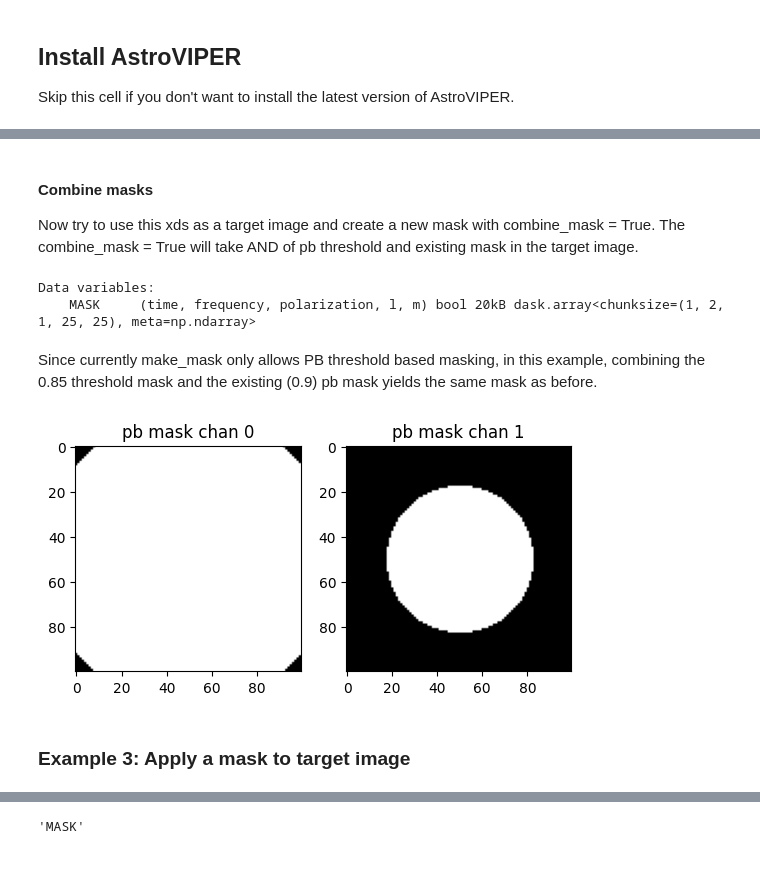
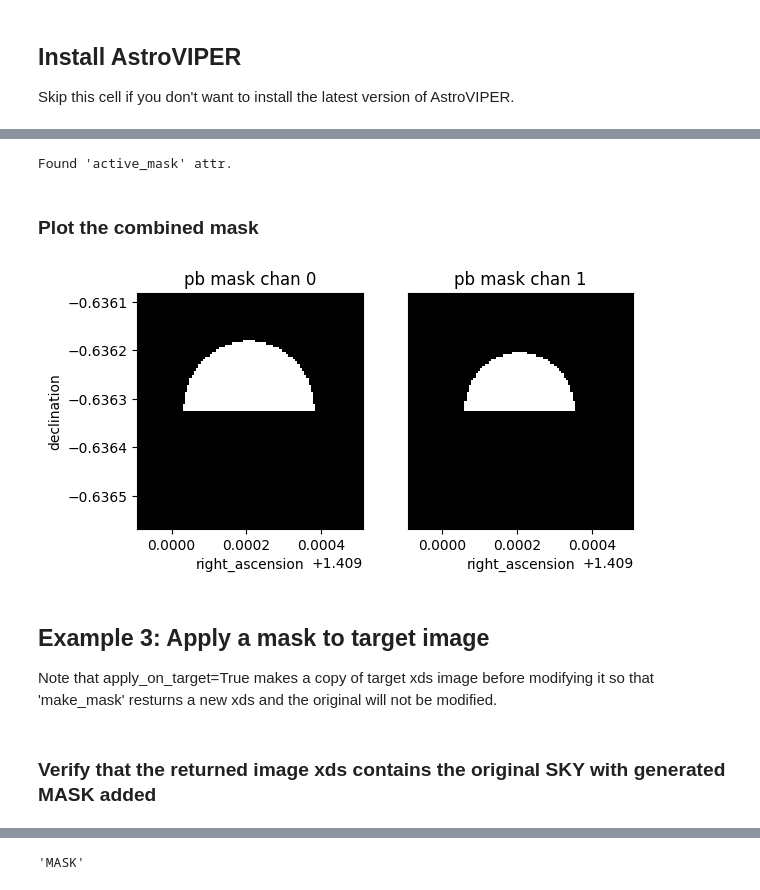
Before and after one commit to casangi/astroviper, a Jupyter notebook: docs/core_tutorials/image_analysis/make_mask.ipynb, the cells around one changed output, grey strips where cells are left out. Drawn from its saved outputs; the diff is of its cells as text; code cells hidden in the pictures.

```diff
--- a/docs/core_tutorials/image_analysis/make_mask.ipynb
+++ b/docs/core_tutorials/image_analysis/make_mask.ipynb
@@ -131,3 +248,3 @@ plt.show()
 # %%
-mask_xds = make_mask(input_image=pb_xds, pb_threshold=0.9, target_image=target_xds)
+mask_xds = make_mask(input_image=pb_xds, threshold=0.9, target_image=target_xds)
 # %% [markdown]
@@ -175,5 +270,5 @@ Attributes: (0)
 # %%
 # Extract numpy mask data
-data_sel = {'time':0, 'frequency':1, 'polarization':0}
-mask_data = mask_xds.MASK.isel(data_sel).data.compute().squeeze()
+data_sel = {'time':0, 'frequency':0, 'polarization':0}
+mask_data = mask_xds.MASK.isel(data_sel).compute().squeeze()
 # %%
@@ -194,10 +289,11 @@ np.int64(3313)
 # %%
 # input image has two channels, plot both channel's mask
 fig, axes = plt.subplots(1,2)
-for i in range(2):
+for i in range(len(freqs)):
     data_sel = {'time':0, 'frequency':i, 'polarization':0}
-    mask_data = mask_xds.MASK.isel(data_sel).compute().squeeze()
-    im1 = axes[i].imshow(mask_data, cmap='gray')
+    mask_xds["MASK"].isel(data_sel).squeeze().plot.pcolormesh(x='right_ascension', y='declination', ax=axes[i], cmap='grey', add_colorbar=False)
     axes[i].set_title(f'pb mask chan {i}')
+    axes[i].set_aspect(1.3)
+axes[-1].yaxis.set_visible(False)
 plt.show()
 # %% [output]
@@ -273,26 +305,21 @@ target_xds_merged["SKY"].attrs["active_mask"] = "MASK"
 # %%
-mask_xds_2 = make_mask(input_image=pb_xds, pb_threshold=0.85, target_image=target_xds_merged, combine_mask=True)
+mask_xds_2 = make_mask(input_image=pb_xds, threshold=0.5, target_image=target_xds, combine_mask=True)
+# %% [output]
+Found 'active_mask' attr.
-# %% [markdown]
-#### Combine masks
-Now try to use this xds as a target image and create a new mask with combine_mask = True.
-The combine_mask = True will take AND of pb threshold and existing mask in the target image.
-# %%
-mask_xds_2.data_vars
-# %% [output]
-Data variables:
-    MASK     (time, frequency, polarization, l, m) bool 20kB dask.array<chunksize=(1, 2, 1, 25, 25), meta=np.ndarray>
-# %% [markdown]
-Since currently make_mask only allows PB threshold based masking, in this example, combining the 0.85 threshold mask and the existing (0.9) pb mask yields the same mask as before.
+# %% [markdown]
+### Plot the combined mask
 # %%
 fig, axes = plt.subplots(1,2)
-for i in range(2):
+for i in range(len(freqs)):
     data_sel = {'time':0, 'frequency':i, 'polarization':0}
-    mask_data = mask_xds_2.MASK.isel(data_sel).compute().squeeze()
-    im1 = axes[i].imshow(mask_data, cmap='gray')
+    mask_xds_2["MASK"].isel(data_sel).squeeze().plot.pcolormesh(x='right_ascension',y='declination',ax=axes[i], cmap='grey', add_colorbar=False)
     axes[i].set_title(f'pb mask chan {i}')
+    axes[i].set_aspect(1.3)
+    axes[-1].yaxis.set_visible(False)
 plt.show()
 # %% [output]
-[figure, old version]
+[figure, new version]
 # %% [markdown]
-### Example 3: Apply a mask to target image
+## Example 3: Apply a mask to target image
+Note that apply_on_target=True makes a copy of target xds image before modifying it so that 'make_mask' resturns a new xds and the original will not be modified.
 # %%
@@ -301,3 +327,5 @@ target_with_mask_xds = make_mask(input_image=pb_xds, pb_threshold=0.85, target_i
+# %% [markdown]
+### Verify that the returned image xds contains the original SKY with generated MASK added
 # %%
 target_with_mask_xds
 # %% [output]
```
Also changed, not shown: parts of 45 cells of this notebook.
